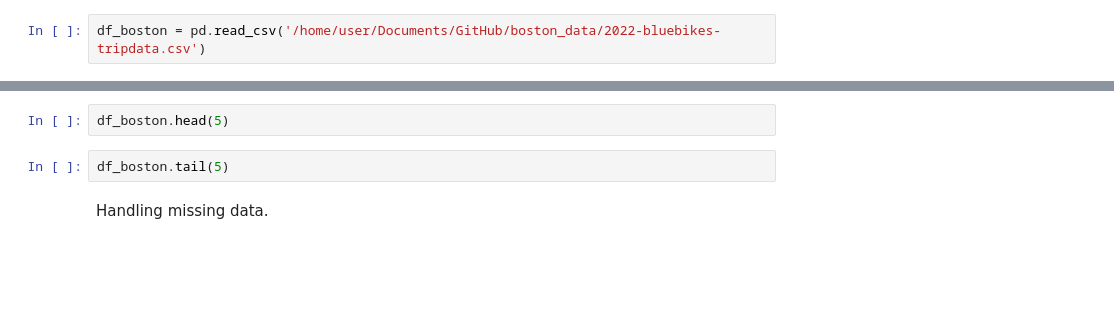
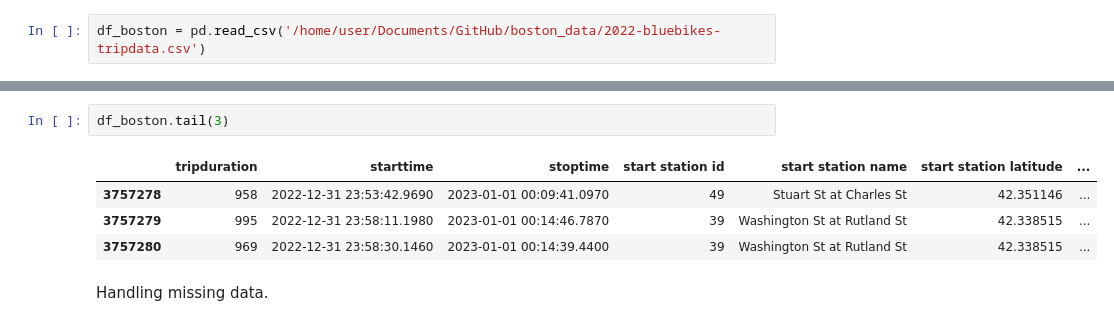
Before and after one commit to raphaelElearning/MSC_DA_Repeat, a Jupyter notebook: 2020100_MSC_DA_Repeat.ipynb, the cells around one changed output, grey strips where cells are left out. Drawn from its saved outputs; the diff is of its cells as text; blank space fills up the shorter version.

```diff
--- a/2020100_MSC_DA_Repeat.ipynb
+++ b/2020100_MSC_DA_Repeat.ipynb
@@ -248,7 +276,10 @@ df_boston = pd.read_csv('/home/user/Documents/GitHub/boston_data/2022-bluebikes-
 # %%
-df_boston.head(5)
+df_boston.tail(3)
+# %% [output]
+|  | tripduration | starttime | stoptime | start station id | start station name | start station latitude | ... |
+| 3757278 | 958 | 2022-12-31 23:53:42.9690 | 2023-01-01 00:09:41.0970 | 49 | Stuart St at Charles St | 42.351146 | ... |
+| 3757279 | 995 | 2022-12-31 23:58:11.1980 | 2023-01-01 00:14:46.7870 | 39 | Washington St at Rutland St | 42.338515 | ... |
+| 3757280 | 969 | 2022-12-31 23:58:30.1460 | 2023-01-01 00:14:39.4400 | 39 | Washington St at Rutland St | 42.338515 | ... |
-# %%
-df_boston.tail(5)
 # %% [markdown]
 Handling missing data.
 # %%
```
Also changed, not shown: parts of 62 cells of this notebook, 3 other files.
